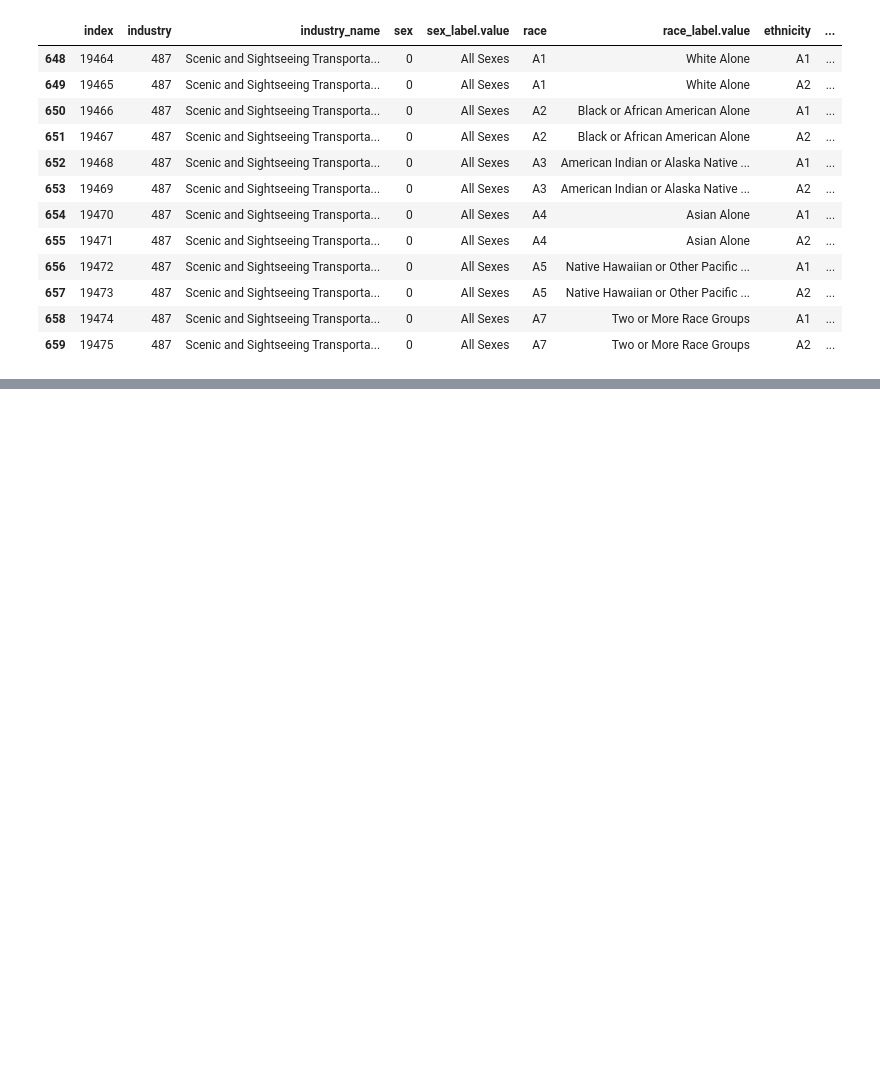
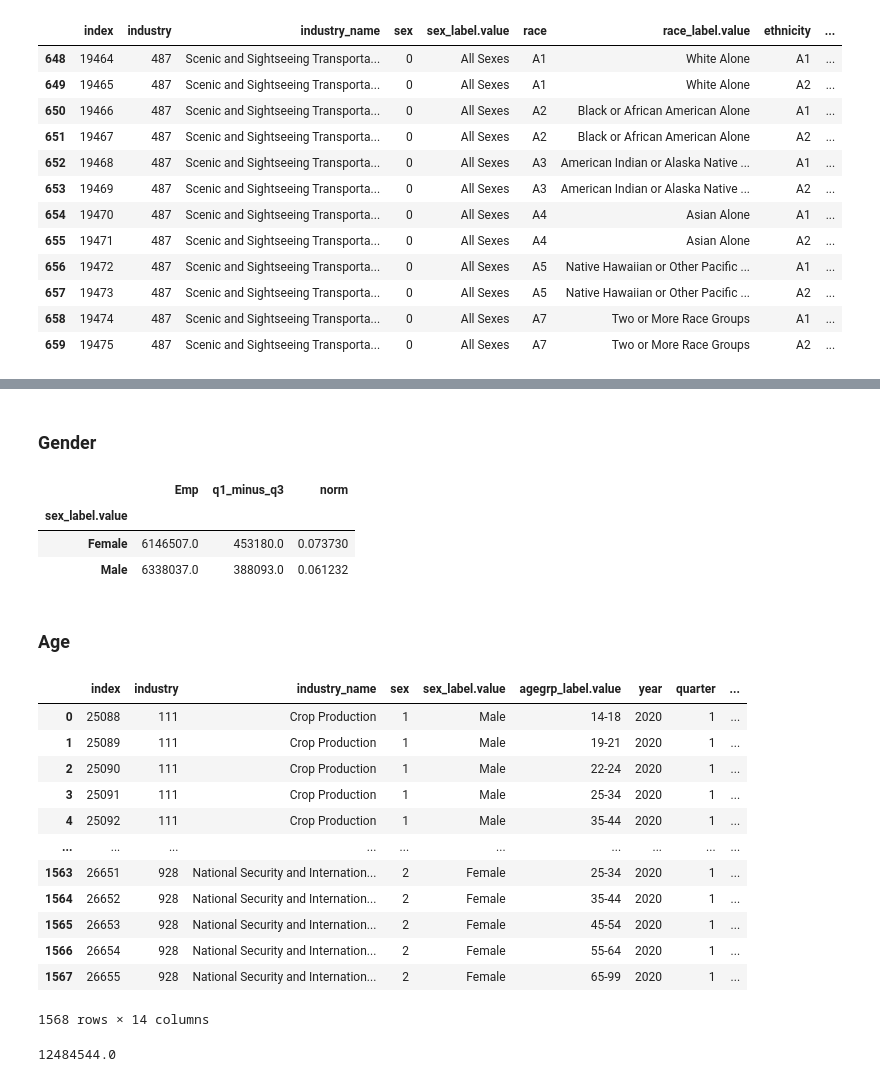
Before and after one commit to capstone-job-market-analysis/job-market-analysis, a Jupyter notebook: jeff_explore.ipynb, the cells around one changed output, grey strips where cells are left out. Drawn from its saved outputs; the diff is of its cells as text; code cells hidden in the pictures; blank space fills up the shorter version.

```diff
--- a/jeff_explore.ipynb
+++ b/jeff_explore.ipynb
@@ -1490,0 +1422,33 @@ mf_comp.to_csv('gender_agg.csv')
+# %% [markdown]
+### Gender
+# %%
+mf_comp = age_compare[['sex_label.value', 'Emp', 'q1_minus_q3']].groupby('sex_label.value').sum()
+mf_comp['norm'] = mf_comp.q1_minus_q3 / mf_comp.Emp
+mf_comp
+# %% [output]
+|  | Emp | q1_minus_q3 | norm |
+| sex_label.value |  |  |  |
+| Female | 6146507.0 | 453180.0 | 0.073730 |
+| Male | 6338037.0 | 388093.0 | 0.061232 |
+# %% [markdown]
+### Age
+# %%
+age_compare
+# %% [output]
+|  | index | industry | industry_name | sex | sex_label.value | agegrp_label.value | year | quarter | ... |
+| 0 | 25088 | 111 | Crop Production | 1 | Male | 14-18 | 2020 | 1 | ... |
+| 1 | 25089 | 111 | Crop Production | 1 | Male | 19-21 | 2020 | 1 | ... |
+| 2 | 25090 | 111 | Crop Production | 1 | Male | 22-24 | 2020 | 1 | ... |
+| 3 | 25091 | 111 | Crop Production | 1 | Male | 25-34 | 2020 | 1 | ... |
+| 4 | 25092 | 111 | Crop Production | 1 | Male | 35-44 | 2020 | 1 | ... |
+| ... | ... | ... | ... | ... | ... | ... | ... | ... | ... |
+| 1563 | 26651 | 928 | National Security and Internation... | 2 | Female | 25-34 | 2020 | 1 | ... |
+| 1564 | 26652 | 928 | National Security and Internation... | 2 | Female | 35-44 | 2020 | 1 | ... |
+| 1565 | 26653 | 928 | National Security and Internation... | 2 | Female | 45-54 | 2020 | 1 | ... |
+| 1566 | 26654 | 928 | National Security and Internation... | 2 | Female | 55-64 | 2020 | 1 | ... |
+| 1567 | 26655 | 928 | National Security and Internation... | 2 | Female | 65-99 | 2020 | 1 | ... |
+1568 rows × 14 columns
+# %%
+age_compare.Emp.sum()
+# %% [output]
+12484544.0
```
Also changed, not shown: parts of 128 cells of this notebook.
